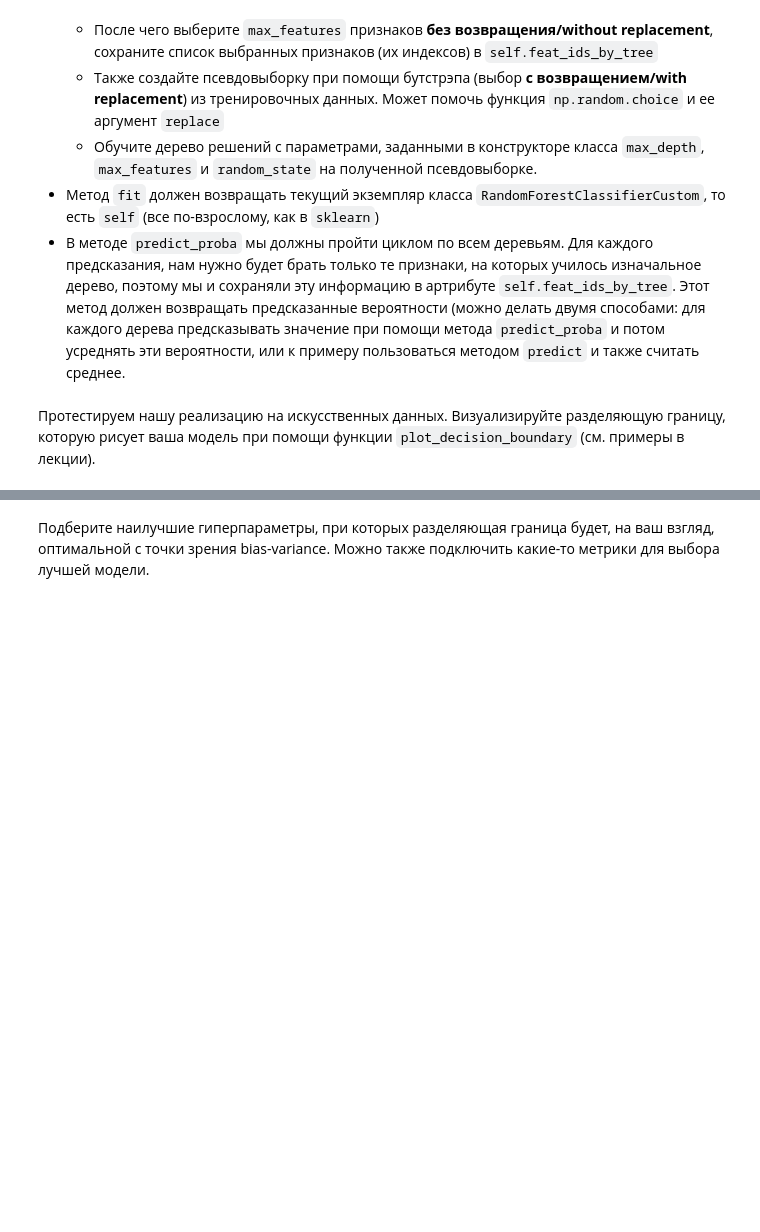
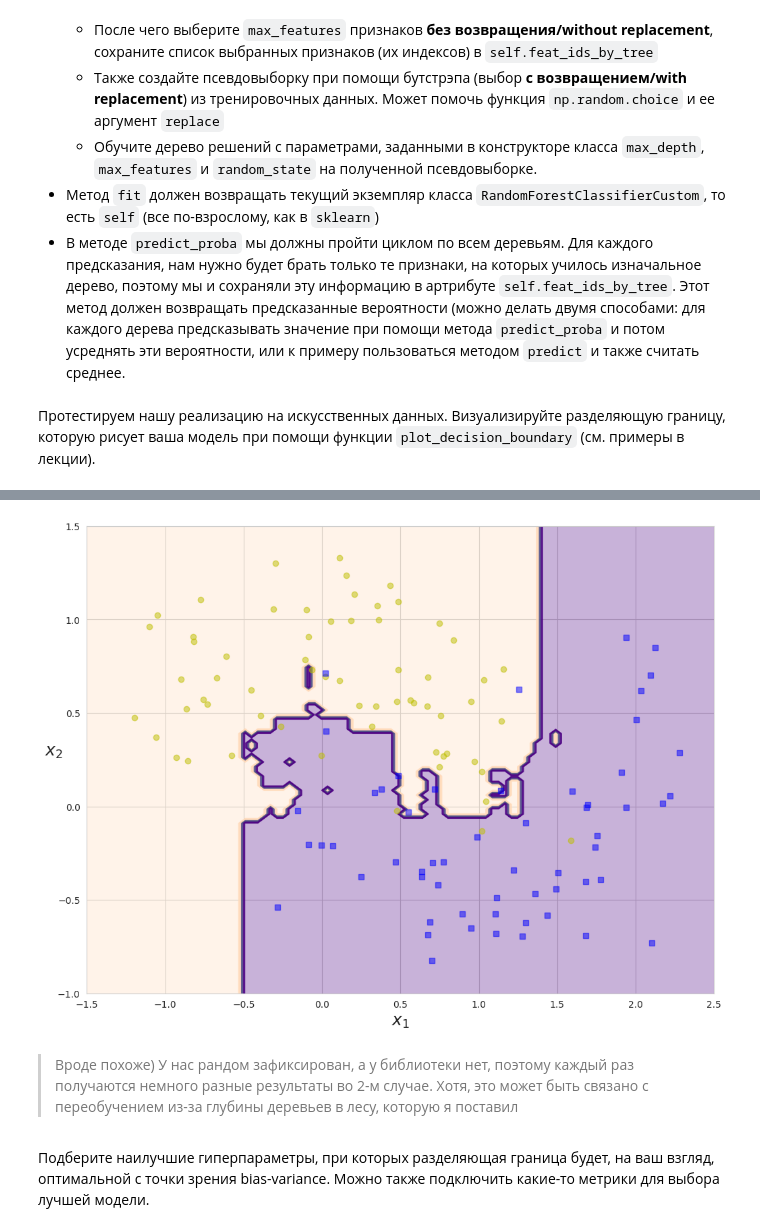
Before and after one commit to ArtemVaska/BI-ML-2024, a Jupyter notebook: lecture_5_ensemples/homework/code/Ensembles.ipynb, the cells around one changed output, grey strips where cells are left out. Saved outputs shown, nothing was run; the diff lists cells and outputs as text; code cells hidden in the pictures; blank space fills up the shorter version.

```diff
--- a/lecture_5_ensemples/homework/code/Ensembles.ipynb
+++ b/lecture_5_ensemples/homework/code/Ensembles.ipynb
@@ -253,2 +280,13 @@ plt.show()
+# %%
+# реализация в scikit-learn
+X_train, X_test, y_train, y_test = train_test_split(X, y, test_size=0.25, random_state=SEED)
+my_forest = RandomForestClassifier(max_depth=10, max_features=2)
+my_forest.fit(X_train, y_train)
+
+plot_decision_boundary(my_forest, X_test, y_test)
+# %% [output]
+[figure, added]
+# %% [markdown]
+> Вроде похоже) У нас рандом зафиксирован, а у библиотеки нет, поэтому каждый раз получаются немного разные результаты во 2-м случае. Хотя, это может быть связано с переобучением из-за глубины деревьев в лесу, которую я поставил
 # %% [markdown]
 Подберите наилучшие гиперпараметры, при которых разделяющая граница будет, на ваш взгляд, оптимальной с точки зрения bias-variance. Можно также подключить какие-то метрики для выбора лучшей модели.
```
Also changed, not shown: parts of 7 cells of this notebook.
